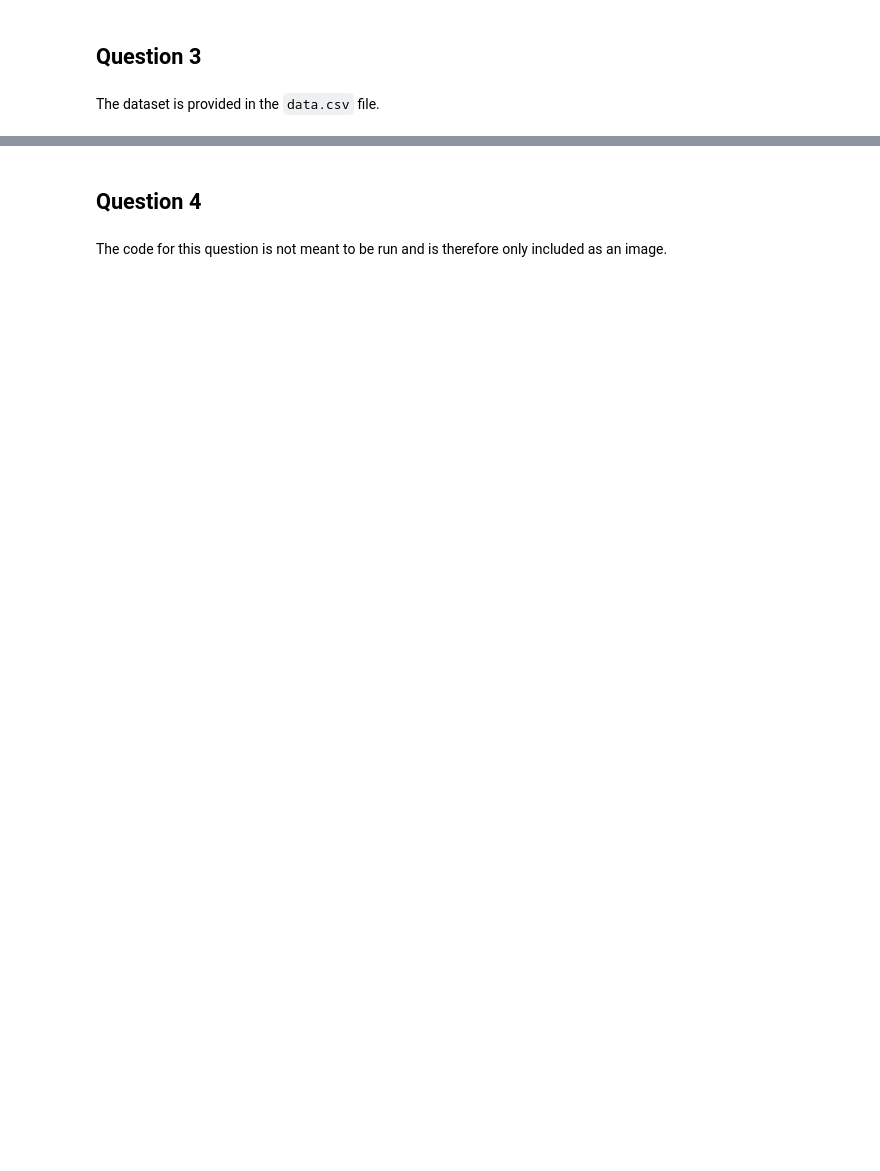
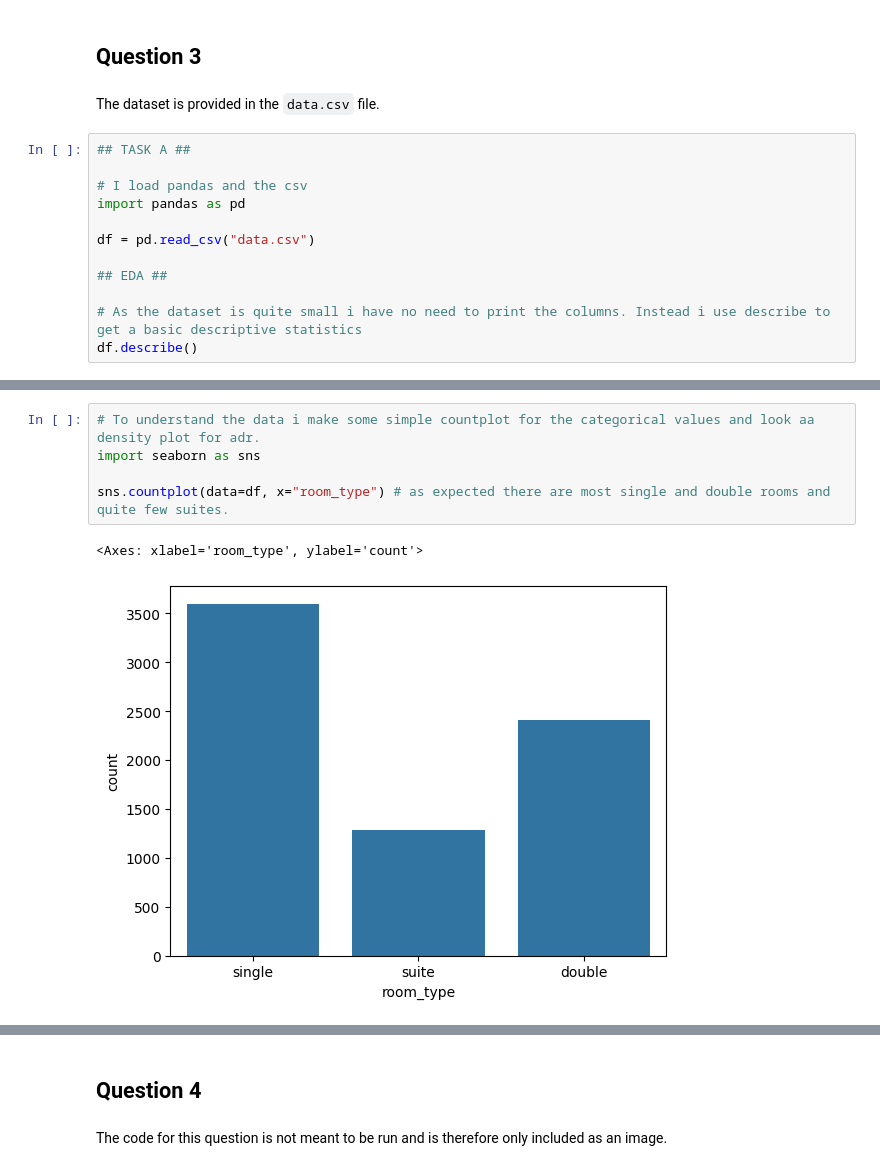
Before and after one commit to Madsjanssen/Exam, a Jupyter notebook: exam2024.ipynb, the cells around one changed output, grey strips where cells are left out. Cells and saved outputs as stored; diff of their text form; blank space fills up the shorter version.

```diff
--- a/exam2024.ipynb
+++ b/exam2024.ipynb
@@ -10,3 +202,15 @@ FLOWID:
 ## Question 3
 # %% [markdown]
 The dataset is provided in the `data.csv` file.
+# %%
+## TASK A ##
+
+# I load pandas and the csv
+import pandas as pd
+
+df = pd.read_csv("data.csv")
+
+## EDA ##
+
+# As the dataset is quite small i have no need to print the columns. Instead i use describe to get a basic descriptive statistics
+df.describe()
@@ -12,0 +227,8 @@ The dataset is provided in the `data.csv` file.
+# %%
+# To understand the data i make some simple countplot for the categorical values and look aa density plot for adr.
+import seaborn as sns
+
+sns.countplot(data=df, x="room_type") # as expected there are most single and double rooms and quite few suites.
+# %% [output]
+<Axes: xlabel='room_type', ylabel='count'>
+[figure, added]
```
Also changed, not shown: parts of 15 cells of this notebook.
